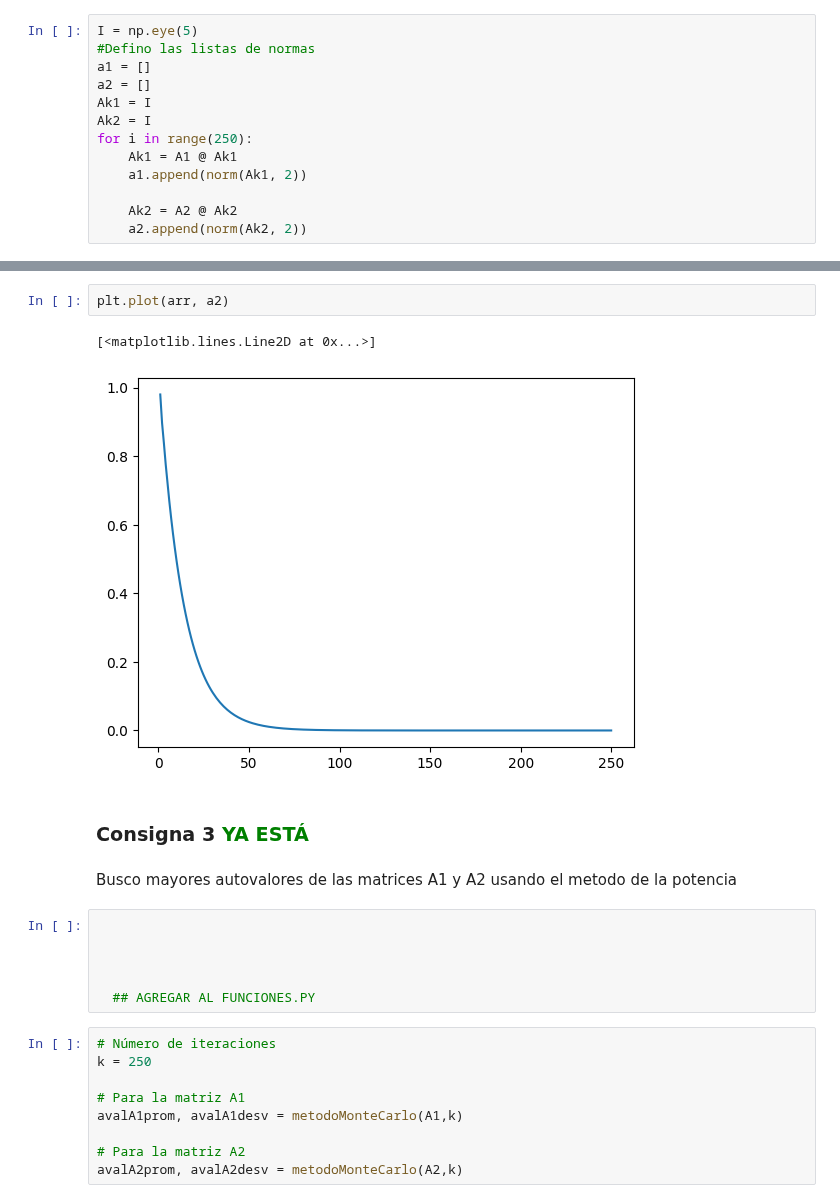
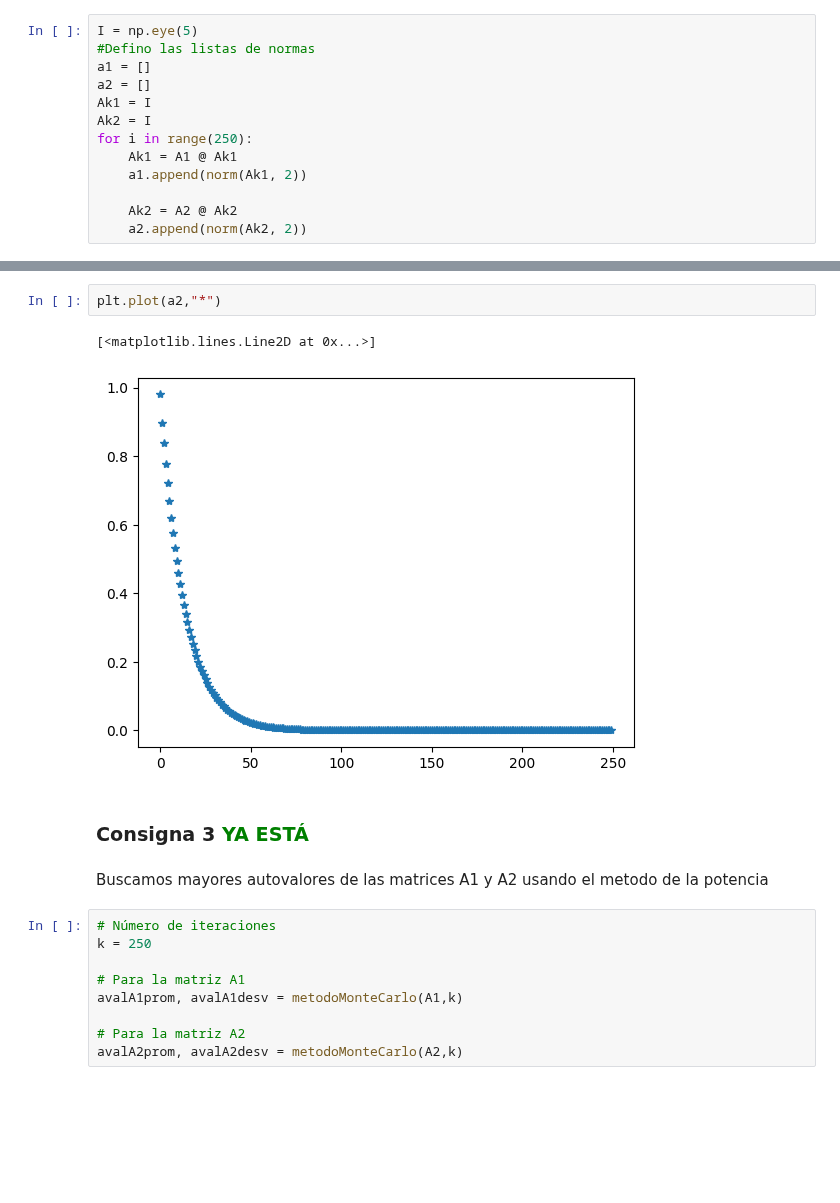
Before and after one commit to evaFomina/ALC_TP, a Jupyter notebook: Tiburones_ALC_TP2.ipynb, the cells around one changed output, grey strips where cells are left out. Saved outputs shown, nothing was run; the diff lists cells and outputs as text; blank space fills up the shorter version.

```diff
--- a/Tiburones_ALC_TP2.ipynb
+++ b/Tiburones_ALC_TP2.ipynb
@@ -296,19 +363,13 @@ plt.plot(arr, a1)
 # %%
-plt.plot(arr, a2)
+plt.plot(a2,"*")
 # %% [output]
 [<matplotlib.lines.Line2D at 0x...>]
-[figure, old version]
+[figure, new version]
 # %% [markdown]
 ### Consigna 3 <font color="green">YA ESTÁ</font>
 # %% [markdown]
 
-Busco mayores autovalores de las matrices A1 y A2 usando el metodo de la potencia
+Buscamos mayores autovalores de las matrices A1 y A2 usando el metodo de la potencia
-# %%
-
-
-
-
-  ## AGREGAR AL FUNCIONES.PY
 # %%
 # Número de iteraciones
 k = 250
```
Also changed, not shown: parts of 68 cells of this notebook, 1 other file.
